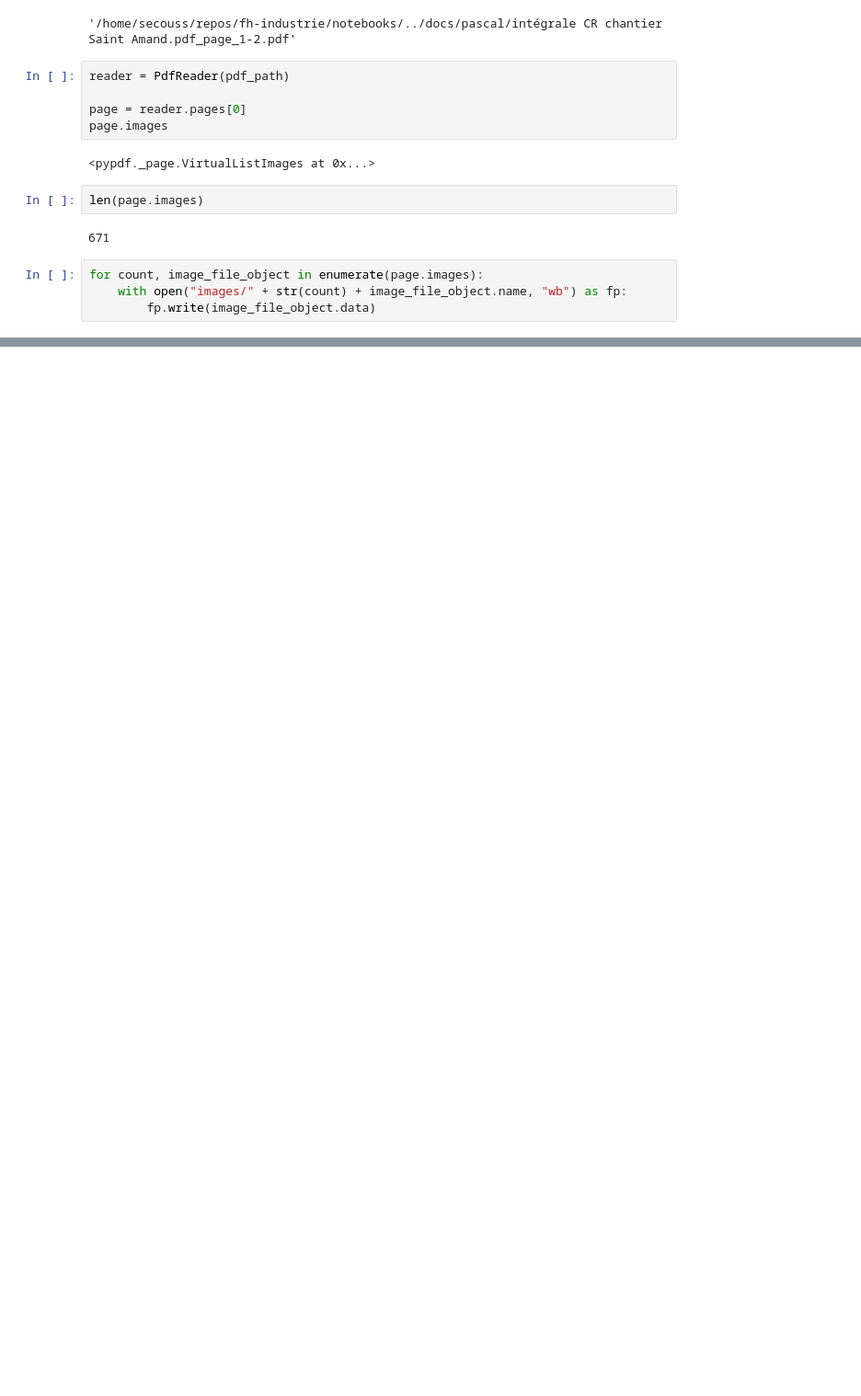
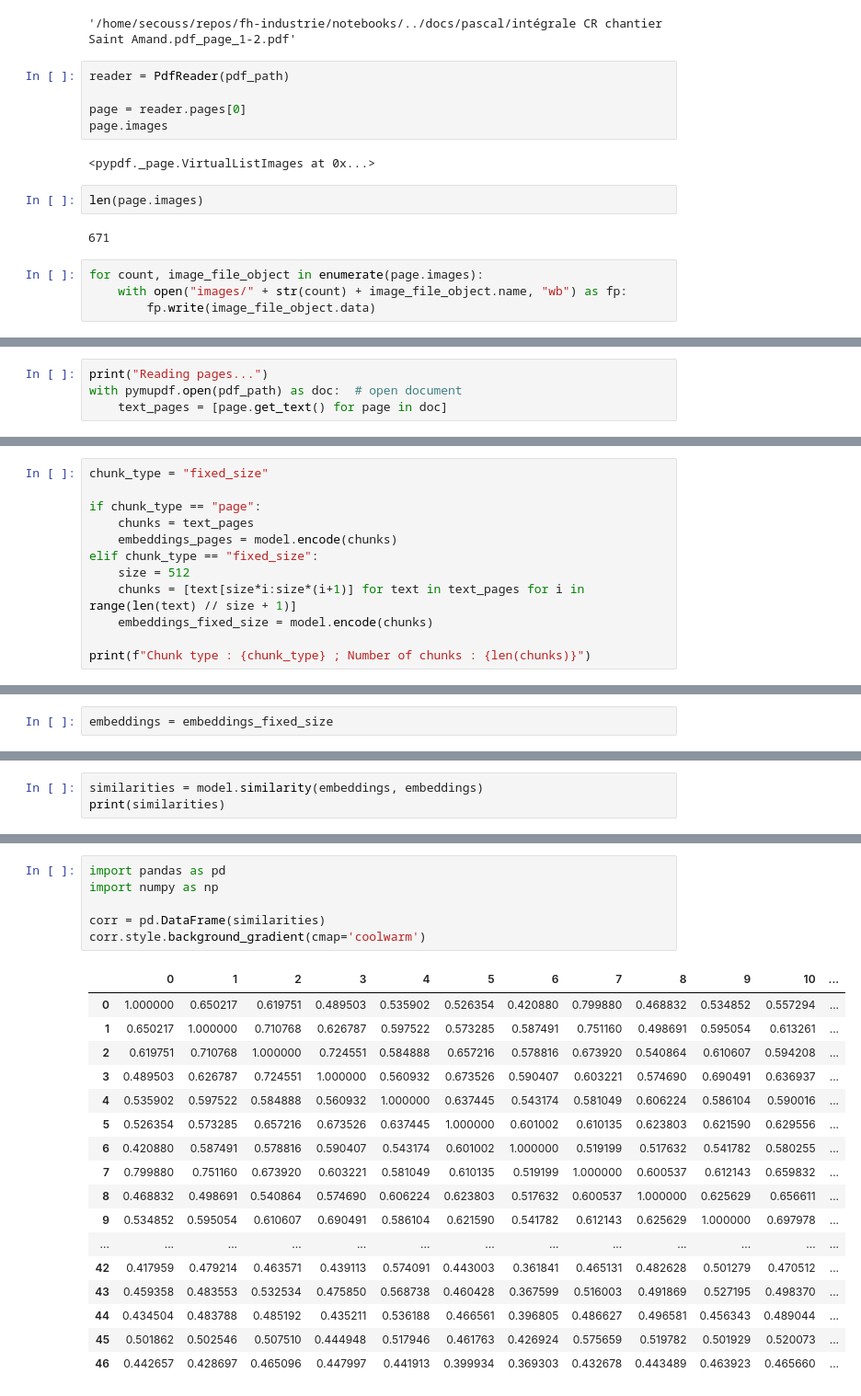
Before and after one commit to Nedartemis/fh-industrie, a Jupyter notebook: notebooks/poc_pascal.ipynb, the cells around one changed output, grey strips where cells are left out. Shown: that part at 92% size. Drawn from its saved outputs; the diff is of its cells as text; blank space fills up the shorter version.

```diff
--- a/notebooks/poc_pascal.ipynb
+++ b/notebooks/poc_pascal.ipynb
@@ -219,0 +768,4 @@ for count, image_file_object in enumerate(page.images):
+# %%
+print("Reading pages...")
+with pymupdf.open(pdf_path) as doc:  # open document
+    text_pages = [page.get_text() for page in doc]
@@ -219,0 +778,12 @@ for count, image_file_object in enumerate(page.images):
+# %%
+chunk_type = "fixed_size"
+
+if chunk_type == "page":
+    chunks = text_pages
+    embeddings_pages = model.encode(chunks)
+elif chunk_type == "fixed_size":
+    size = 512
+    chunks = [text[size*i:size*(i+1)] for text in text_pages for i in range(len(text) // size + 1)]
+    embeddings_fixed_size = model.encode(chunks)
+
+print(f"Chunk type : {chunk_type} ; Number of chunks : {len(chunks)}")
@@ -219,0 +796,2 @@ for count, image_file_object in enumerate(page.images):
+# %%
+embeddings = embeddings_fixed_size
@@ -219,0 +800,3 @@ for count, image_file_object in enumerate(page.images):
+# %%
+similarities = model.similarity(embeddings, embeddings)
+print(similarities)
@@ -219,0 +835,24 @@ for count, image_file_object in enumerate(page.images):
+# %%
+import pandas as pd
+import numpy as np
+
+corr = pd.DataFrame(similarities)
+corr.style.background_gradient(cmap='coolwarm')
+# %% [output]
+|  | 0 | 1 | 2 | 3 | 4 | 5 | 6 | 7 | 8 | 9 | 10 | ... |
+| 0 | 1.000000 | 0.650217 | 0.619751 | 0.489503 | 0.535902 | 0.526354 | 0.420880 | 0.799880 | 0.468832 | 0.534852 | 0.557294 | ... |
+| 1 | 0.650217 | 1.000000 | 0.710768 | 0.626787 | 0.597522 | 0.573285 | 0.587491 | 0.751160 | 0.498691 | 0.595054 | 0.613261 | ... |
+| 2 | 0.619751 | 0.710768 | 1.000000 | 0.724551 | 0.584888 | 0.657216 | 0.578816 | 0.673920 | 0.540864 | 0.610607 | 0.594208 | ... |
+| 3 | 0.489503 | 0.626787 | 0.724551 | 1.000000 | 0.560932 | 0.673526 | 0.590407 | 0.603221 | 0.574690 | 0.690491 | 0.636937 | ... |
+| 4 | 0.535902 | 0.597522 | 0.584888 | 0.560932 | 1.000000 | 0.637445 | 0.543174 | 0.581049 | 0.606224 | 0.586104 | 0.590016 | ... |
+| 5 | 0.526354 | 0.573285 | 0.657216 | 0.673526 | 0.637445 | 1.000000 | 0.601002 | 0.610135 | 0.623803 | 0.621590 | 0.629556 | ... |
+| 6 | 0.420880 | 0.587491 | 0.578816 | 0.590407 | 0.543174 | 0.601002 | 1.000000 | 0.519199 | 0.517632 | 0.541782 | 0.580255 | ... |
+| 7 | 0.799880 | 0.751160 | 0.673920 | 0.603221 | 0.581049 | 0.610135 | 0.519199 | 1.000000 | 0.600537 | 0.612143 | 0.659832 | ... |
+| 8 | 0.468832 | 0.498691 | 0.540864 | 0.574690 | 0.606224 | 0.623803 | 0.517632 | 0.600537 | 1.000000 | 0.625629 | 0.656611 | ... |
+| 9 | 0.534852 | 0.595054 | 0.610607 | 0.690491 | 0.586104 | 0.621590 | 0.541782 | 0.612143 | 0.625629 | 1.000000 | 0.697978 | ... |
+| ... | ... | ... | ... | ... | ... | ... | ... | ... | ... | ... | ... | ... |
+| 42 | 0.417959 | 0.479214 | 0.463571 | 0.439113 | 0.574091 | 0.443003 | 0.361841 | 0.465131 | 0.482628 | 0.501279 | 0.470512 | ... |
+| 43 | 0.459358 | 0.483553 | 0.532534 | 0.475850 | 0.568738 | 0.460428 | 0.367599 | 0.516003 | 0.491869 | 0.527195 | 0.498370 | ... |
+| 44 | 0.434504 | 0.483788 | 0.485192 | 0.435211 | 0.536188 | 0.466561 | 0.396805 | 0.486627 | 0.496581 | 0.456343 | 0.489044 | ... |
+| 45 | 0.501862 | 0.502546 | 0.507510 | 0.444948 | 0.517946 | 0.461763 | 0.426924 | 0.575659 | 0.519782 | 0.501929 | 0.520073 | ... |
+| 46 | 0.442657 | 0.428697 | 0.465096 | 0.447997 | 0.441913 | 0.399934 | 0.369303 | 0.432678 | 0.443489 | 0.463923 | 0.465660 | ... |
```
Also changed, not shown: parts of 108 cells of this notebook, 1 other file.
